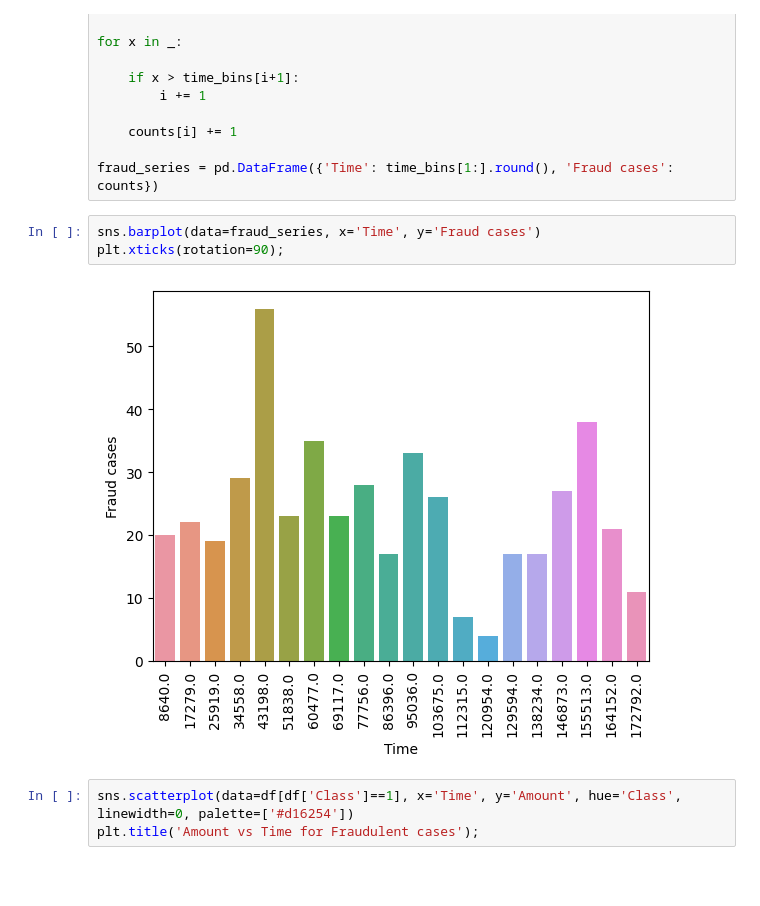
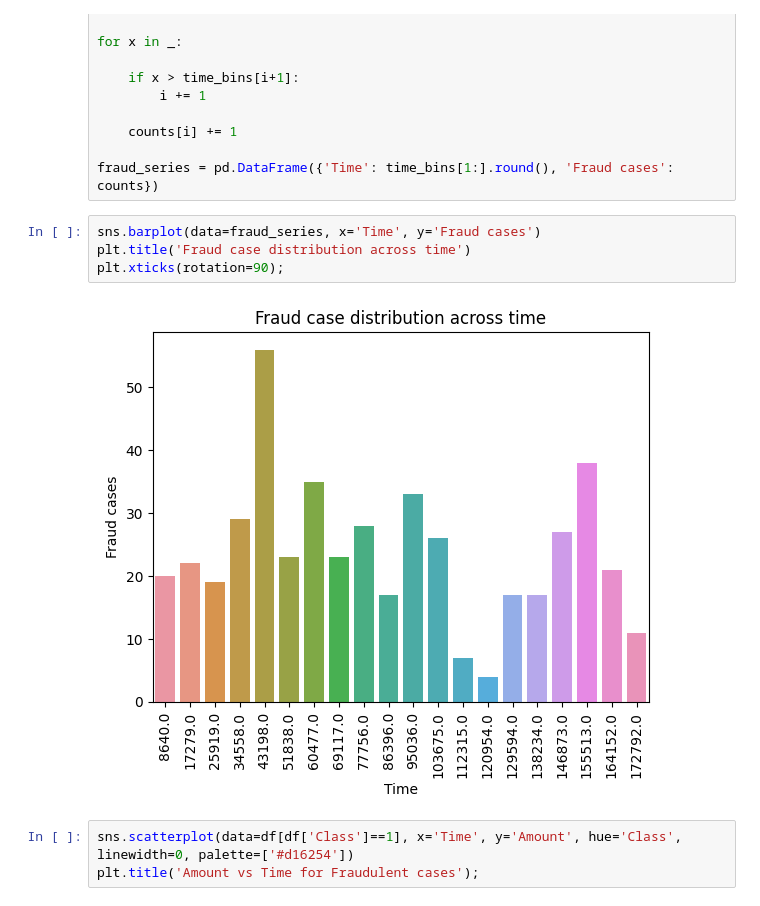
Before and after one commit to u3854/credit-card-fraud, a Jupyter notebook: fraud.ipynb, the cells around one changed output. Cells and saved outputs as stored; diff of their text form; blank space fills up the shorter version.

```diff
--- a/fraud.ipynb
+++ b/fraud.ipynb
@@ -94,9 +95,10 @@ for x in _:
 fraud_series = pd.DataFrame({'Time': time_bins[1:].round(), 'Fraud cases': counts})
 # %%
 sns.barplot(data=fraud_series, x='Time', y='Fraud cases')
+plt.title('Fraud case distribution across time')
 plt.xticks(rotation=90);
 # %% [output]
-[figure, old version]
+[figure, new version]
 # %%
 sns.scatterplot(data=df[df['Class']==1], x='Time', y='Amount', hue='Class', linewidth=0, palette=['#d16254'])
 plt.title('Amount vs Time for Fraudulent cases');
```
Also changed, not shown: parts of 13 cells of this notebook.
